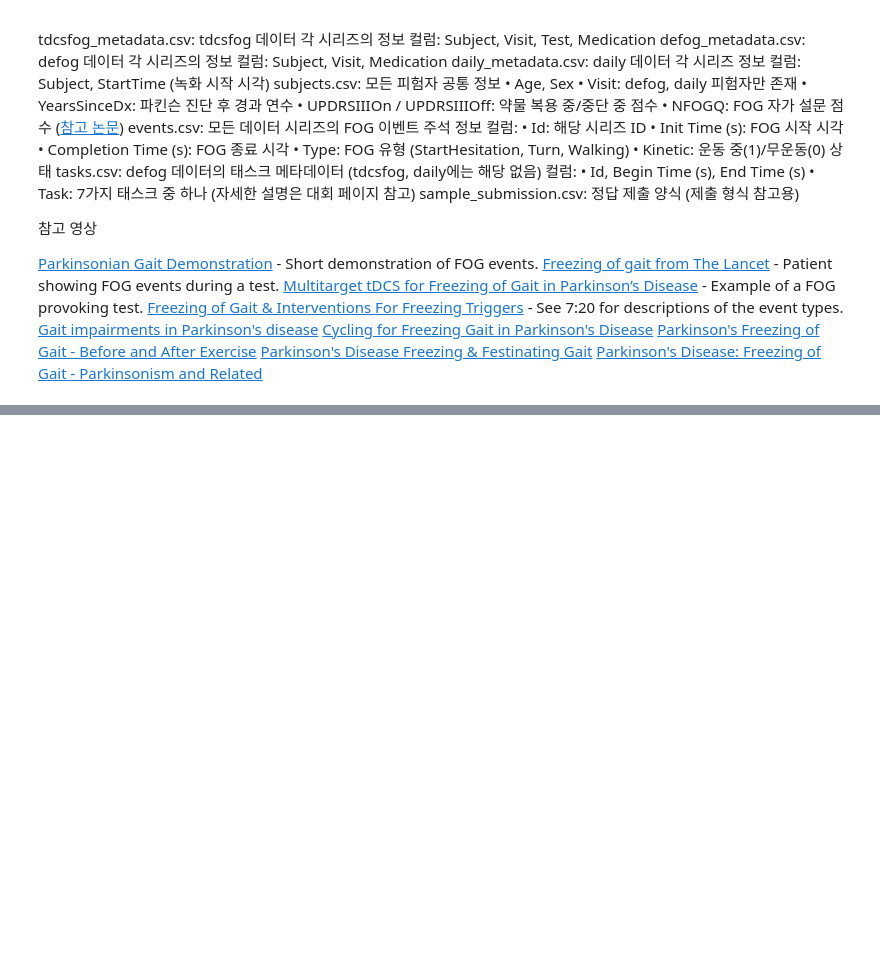
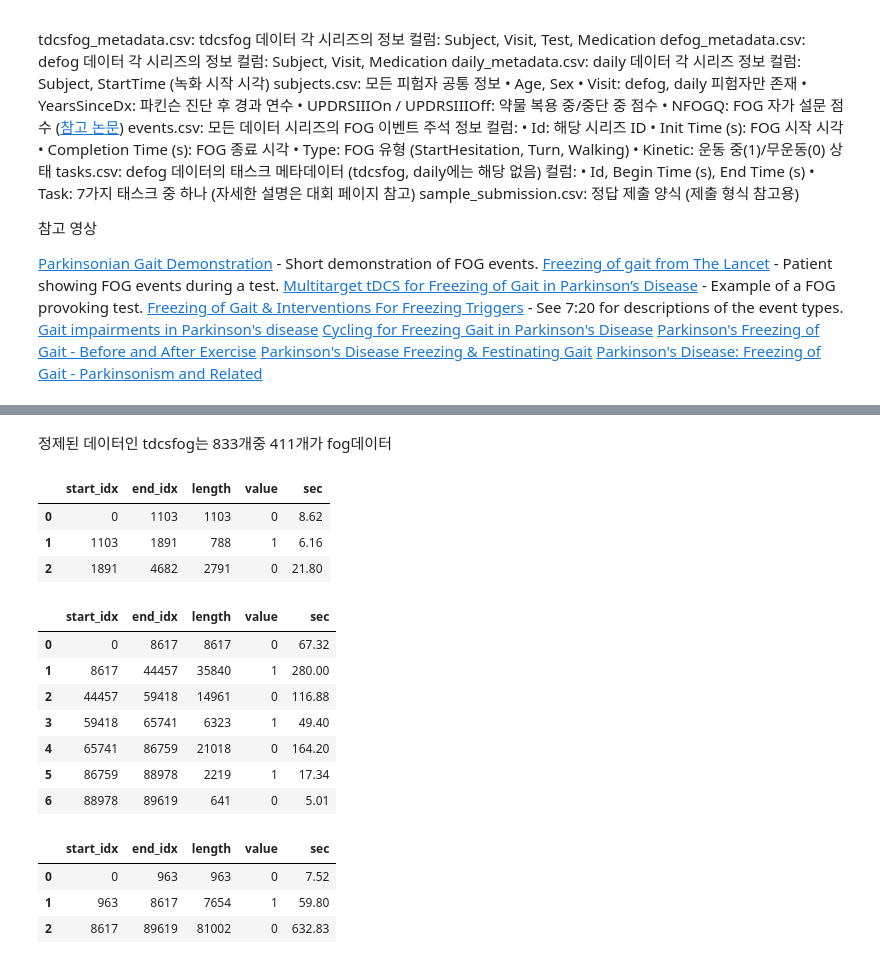
Before and after one commit to keulreobeu/jinholee_Portfolio, a Jupyter notebook: Parkinson's Freezing of Gait Prediction/EDA.ipynb, the cells around one changed output, grey strips where cells are left out. Drawn from its saved outputs; the diff is of its cells as text; code cells hidden in the pictures; blank space fills up the shorter version.

```diff
--- a/Parkinson's Freezing of Gait Prediction/EDA.ipynb
+++ b/Parkinson's Freezing of Gait Prediction/EDA.ipynb
@@ -201,0 +297,70 @@ sample_submission.csv:	정답 제출 양식 (제출 형식 참고용)
+# %% [markdown]
+정제된 데이터인 tdcsfog는 833개중 411개가 fog데이터
+# %%
+Turn_Event_index = df.index[df['Turn'] != df['Turn'].shift()].tolist()
+num_changes = len(Turn_Event_index) - 1
+segment_lenghts = np.diff(Turn_Event_index, append=len(df))
+
+result = pd.DataFrame({
+    'start_idx': Turn_Event_index,
+    'end_idx': Turn_Event_index[1:] + [len(df)],
+    'length': segment_lenghts,
+    'value': df['Turn'].iloc[Turn_Event_index].tolist()
+})
+result['sec'] = (result['length']/128).round(2)
+result
+# %% [output]
+|  | start_idx | end_idx | length | value | sec |
+| 0 | 0 | 1103 | 1103 | 0 | 8.62 |
+| 1 | 1103 | 1891 | 788 | 1 | 6.16 |
+| 2 | 1891 | 4682 | 2791 | 0 | 21.80 |
+# %%
+df2 = list(dfs['tdcsfog'].values())[-2]
+df2
+
+
+
+Turn_Event_index = df2.index[df2['Turn'] != df2['Turn'].shift()].tolist()
+num_changes = len(Turn_Event_index) - 1
+segment_lenghts = np.diff(Turn_Event_index, append=len(df2))
+
+result2 = pd.DataFrame({
+    'start_idx': Turn_Event_index,
+    'end_idx': Turn_Event_index[1:] + [len(df2)],
+    'length': segment_lenghts,
+    'value': df2['Turn'].iloc[Turn_Event_index].tolist()
+})
+result2['sec'] = (result2['length']/128).round(2)
+result2
+# %% [output]
+|  | start_idx | end_idx | length | value | sec |
+| 0 | 0 | 8617 | 8617 | 0 | 67.32 |
+| 1 | 8617 | 44457 | 35840 | 1 | 280.00 |
+| 2 | 44457 | 59418 | 14961 | 0 | 116.88 |
+| 3 | 59418 | 65741 | 6323 | 1 | 49.40 |
+| 4 | 65741 | 86759 | 21018 | 0 | 164.20 |
+| 5 | 86759 | 88978 | 2219 | 1 | 17.34 |
+| 6 | 88978 | 89619 | 641 | 0 | 5.01 |
+# %%
+df2 = list(dfs['tdcsfog'].values())[-2]
+df2
+
+
+
+Turn_Event_index = df2.index[df2['StartHesitation'] != df2['StartHesitation'].shift()].tolist()
+num_changes = len(Turn_Event_index) - 1
+segment_lenghts = np.diff(Turn_Event_index, append=len(df2))
+
+result2 = pd.DataFrame({
+    'start_idx': Turn_Event_index,
+    'end_idx': Turn_Event_index[1:] + [len(df2)],
+    'length': segment_lenghts,
+    'value': df2['StartHesitation'].iloc[Turn_Event_index].tolist()
+})
+result2['sec'] = (result2['length']/128).round(2)
+result2
+# %% [output]
+|  | start_idx | end_idx | length | value | sec |
+| 0 | 0 | 963 | 963 | 0 | 7.52 |
+| 1 | 963 | 8617 | 7654 | 1 | 59.80 |
+| 2 | 8617 | 89619 | 81002 | 0 | 632.83 |
```
Also changed, not shown: parts of 26 cells of this notebook.
